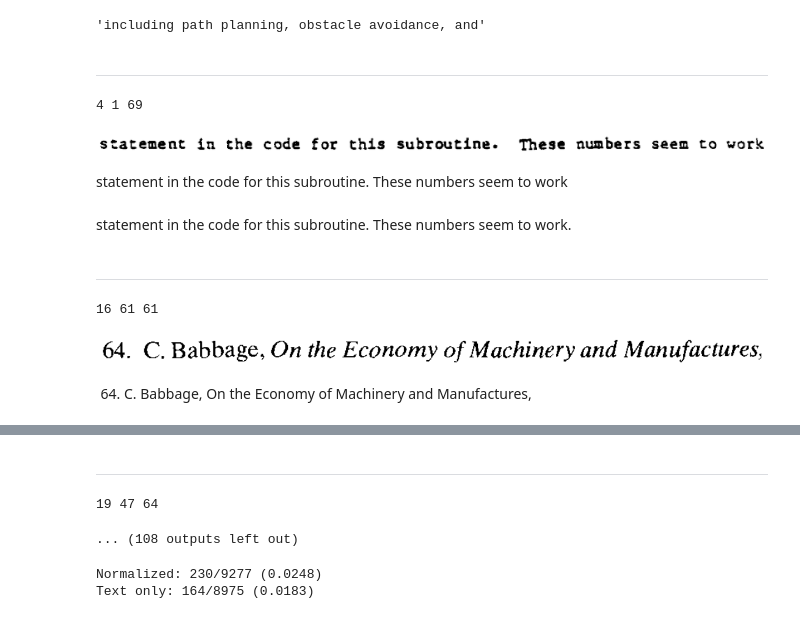
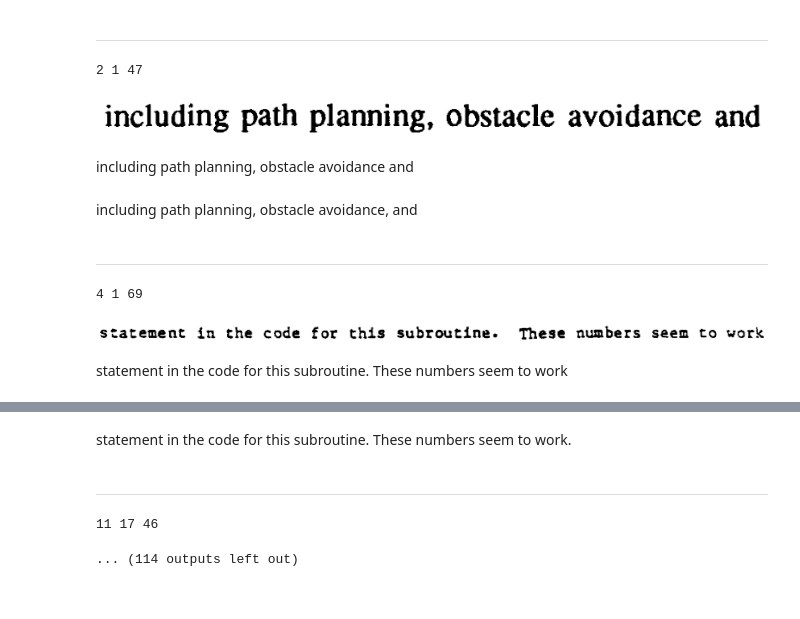
Before and after one commit to ocropus/ocr-bench, a Jupyter notebook: bench-gpt4.ipynb, the cells around one changed output, grey strips where cells are left out. Drawn from its saved outputs; the diff is of its cells as text; code cells hidden in the pictures.

```diff
--- a/bench-gpt4.ipynb
+++ b/bench-gpt4.ipynb
@@ -63,31 +63,37 @@ def gpt_recognize_text(image):
     except KeyError:
         return ""
 
-gpt_recognize_text(image)
+# gpt_recognize_text(image)
-# %% [output]
-'including path planning, obstacle avoidance, and'
 # %%
 dataset = wds.WebDataset("./uw3-test.tar").decode("pil")
 ocrerrs = utils.OCRErrors()
+ocrerrs_ne = utils.OCRErrors()
 for i, sample in enumerate(islice(dataset, 200)):
     image = sample["png"]
     image = ImageOps.invert(image)
     gt = sample["txt"]
     pred = gpt_recognize_text(image)
     errs = ocrerrs.add(pred, gt)[0]
+    if len (utils.text_only(pred)) > 0:
+        ocrerrs_ne.add(pred, gt)[0]
     if errs > 0:
         display(Markdown("---"))
         print(i, errs, len(gt))
         display(image)
         display(Markdown(gt))
         display(Markdown(pred))
+
+print("All errors:")
+print(ocrerrs)
+print("Non-empty errors:")
+print(ocrerrs_ne)
 # %% [output]
 ---
-4 1 69
+2 1 47
-[figure, old version]
+[figure, new version]
-statement in the code for this subroutine. These numbers seem to work
+including path planning, obstacle avoidance and
-statement in the code for this subroutine. These numbers seem to work.
+including path planning, obstacle avoidance, and
 ---
-16 61 61
+4 1 69
-[figure, old version]
+[figure, new version]
-64. C. Babbage, On the Economy of Machinery and Manufactures,
+statement in the code for this subroutine. These numbers seem to work
@@ -95,8 +100,4 @@ statement in the code for this subroutine. These numbers seem to work.
----
+statement in the code for this subroutine. These numbers seem to work.
+---
-19 47 64
+11 17 46
-... (108 outputs left out)
+... (114 outputs left out)
-# %%
-print(ocrerrs)
-# %% [output]
-Normalized: 230/9277 (0.0248)
-Text only: 164/8975 (0.0183)
```
Also changed, not shown: parts of 2 cells of this notebook, 3 other files.
